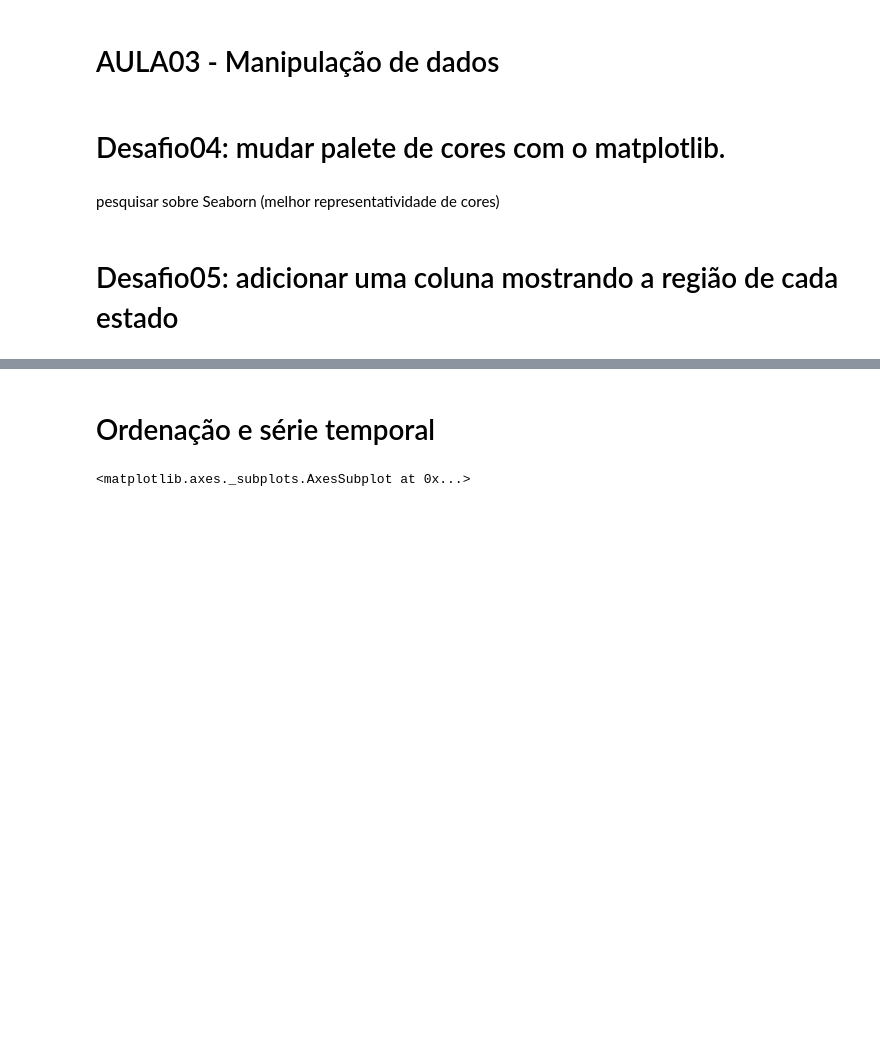
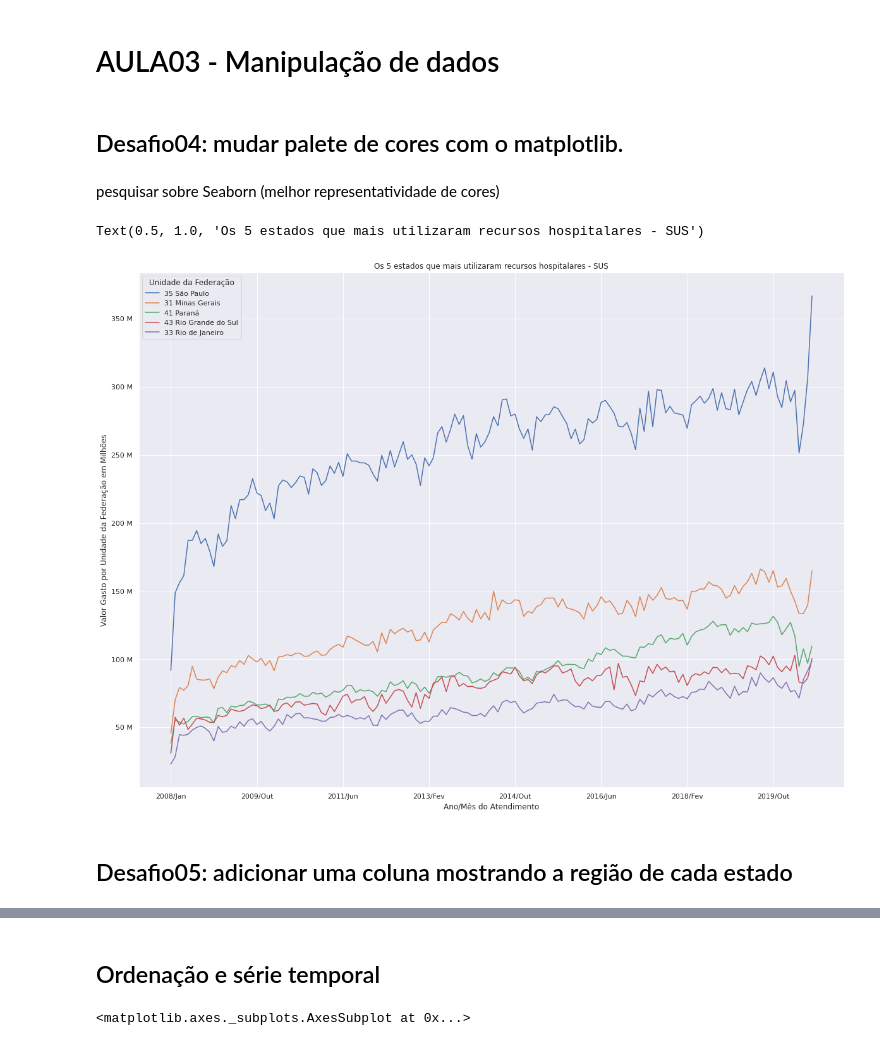
Before and after one commit to RianBrug/bootcamp-datascience-alura, a Jupyter notebook: bootcamp_ds_rian_modulo1.ipynb, the cells around one changed output, grey strips where cells are left out. Saved outputs shown, nothing was run; the diff lists cells and outputs as text; code cells hidden in the pictures; blank space fills up the shorter version.

Commit message:
constructed a graphic board using Seaborn that shows up the top 5 most expensive states in SUS system - aula03 desafio04

```diff
--- a/bootcamp_ds_rian_modulo1.ipynb
+++ b/bootcamp_ds_rian_modulo1.ipynb
@@ -332,6 +332,6 @@ usaveis.sample(7)
 # %% [markdown]
 # AULA03 - Manipulação de dados
 # %% [markdown]
-# Desafio04: mudar palete de cores com o matplotlib.
+## Desafio04: mudar palete de cores com o matplotlib.
 # %% [markdown]
 pesquisar sobre Seaborn (melhor representatividade de cores)
@@ -347,5 +338,20 @@ selected_states = usaveis[:5]
+# %%
+import seaborn as sns
+from matplotlib.colors import ListedColormap
+
+top_5_estados = usaveis.sort_values(by='Total', ascending=False)
+top_5_estados = top_5_estados.drop('Total', axis=1).head()
+sns.set(color_codes=True)
+ax = top_5_estados.T.plot(figsize=(20,15))
+ax.yaxis.set_major_formatter(ticker.EngFormatter())
+plt.ylabel("Valor Gasto por Unidade da Federação em Milhões")
+plt.xlabel("Ano/Mês do Atendimento")
+plt.title("Os 5 estados que mais utilizaram recursos hospitalares - SUS")
+# %% [output]
+Text(0.5, 1.0, 'Os 5 estados que mais utilizaram recursos hospitalares - SUS')
+[figure, added]
 # %% [markdown]
-# Desafio05: adicionar uma coluna mostrando a região de cada estado
+## Desafio05: adicionar uma coluna mostrando a região de cada estado
 # %%
 usaveis["Total"] = usaveis.sum(axis=1)
 #criado coluna TOTAL da soma
@@ -362,7 +368,7 @@ usaveis.head()
 | 15 Pará | 18864744.11 | 19553758.20 | 21937342.70 | 20842829.69 | 23249952.88 | 23240687.56 | 24002223.56 | 23341218.03 | 25172261.32 | ... |
 5 rows × 151 columns
 # %% [markdown]
-# Ordenação e série temporal
+## Ordenação e série temporal
 # %%
 ordenado_por_total = usaveis.sort_values("Total", ascending=False)
 #por padrão é CRESCENTE = TRUE
```
Also changed, not shown: parts of 8 cells of this notebook.
